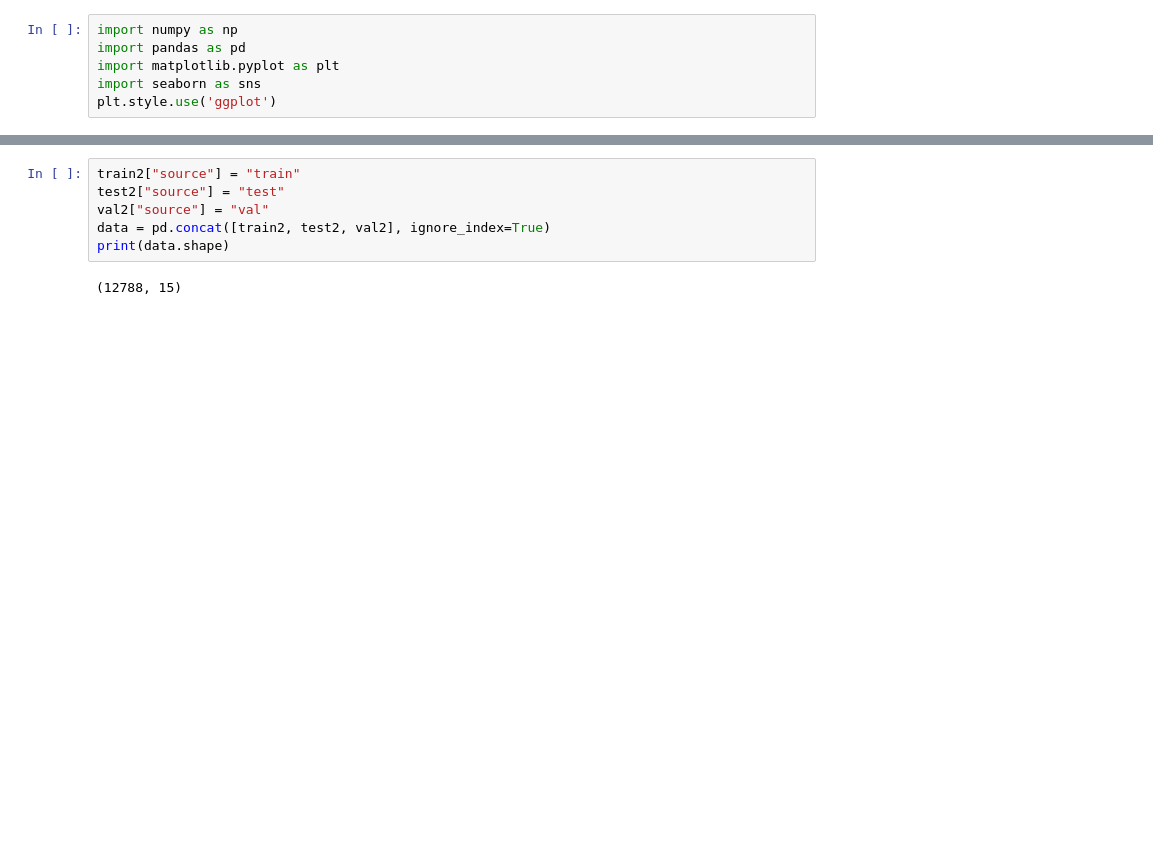
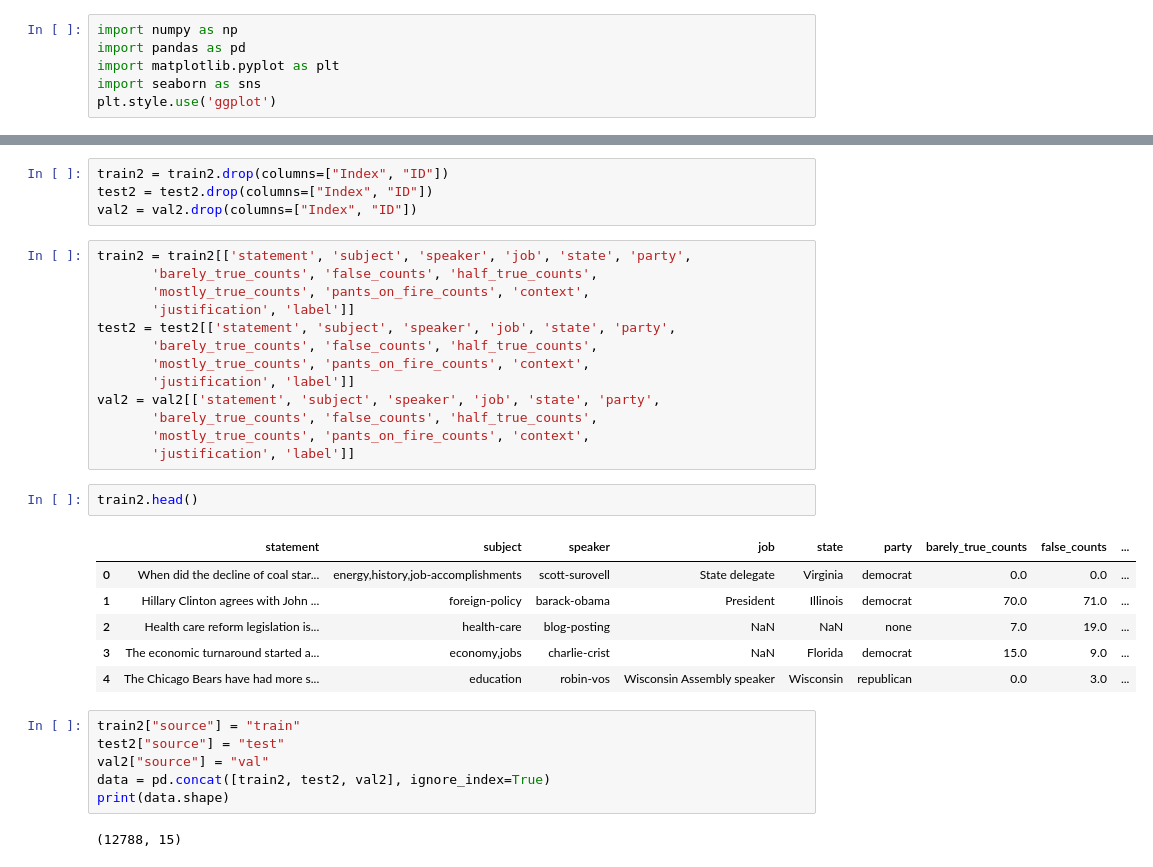
Before and after one commit to prabodhw96/Justification-Modelling, a Jupyter notebook: Data Preprocessing.ipynb, the cells around one changed output, grey strips where cells are left out. Saved outputs shown, nothing was run; the diff lists cells and outputs as text; blank space fills up the shorter version.

```diff
--- a/Data Preprocessing.ipynb
+++ b/Data Preprocessing.ipynb
@@ -15,3 +31,29 @@ print(train2.shape, test2.shape, val2.shape)
+# %%
+train2 = train2.drop(columns=["Index", "ID"])
+test2 = test2.drop(columns=["Index", "ID"])
+val2 = val2.drop(columns=["Index", "ID"])
+# %%
+train2 = train2[['statement', 'subject', 'speaker', 'job', 'state', 'party',
+       'barely_true_counts', 'false_counts', 'half_true_counts',
+       'mostly_true_counts', 'pants_on_fire_counts', 'context',
+       'justification', 'label']]
+test2 = test2[['statement', 'subject', 'speaker', 'job', 'state', 'party',
+       'barely_true_counts', 'false_counts', 'half_true_counts',
+       'mostly_true_counts', 'pants_on_fire_counts', 'context',
+       'justification', 'label']]
+val2 = val2[['statement', 'subject', 'speaker', 'job', 'state', 'party',
+       'barely_true_counts', 'false_counts', 'half_true_counts',
+       'mostly_true_counts', 'pants_on_fire_counts', 'context',
+       'justification', 'label']]
+# %%
+train2.head()
+# %% [output]
+|  | statement | subject | speaker | job | state | party | barely_true_counts | false_counts | ... |
+| 0 | When did the decline of coal star... | energy,history,job-accomplishments | scott-surovell | State delegate | Virginia | democrat | 0.0 | 0.0 | ... |
+| 1 | Hillary Clinton agrees with John ... | foreign-policy | barack-obama | President | Illinois | democrat | 70.0 | 71.0 | ... |
+| 2 | Health care reform legislation is... | health-care | blog-posting | NaN | NaN | none | 7.0 | 19.0 | ... |
+| 3 | The economic turnaround started a... | economy,jobs | charlie-crist | NaN | Florida | democrat | 15.0 | 9.0 | ... |
+| 4 | The Chicago Bears have had more s... | education | robin-vos | Wisconsin Assembly speaker | Wisconsin | republican | 0.0 | 3.0 | ... |
 # %%
 train2["source"] = "train"
 test2["source"] = "test"
```
Also changed, not shown: parts of 7 cells of this notebook, 1 other file.
